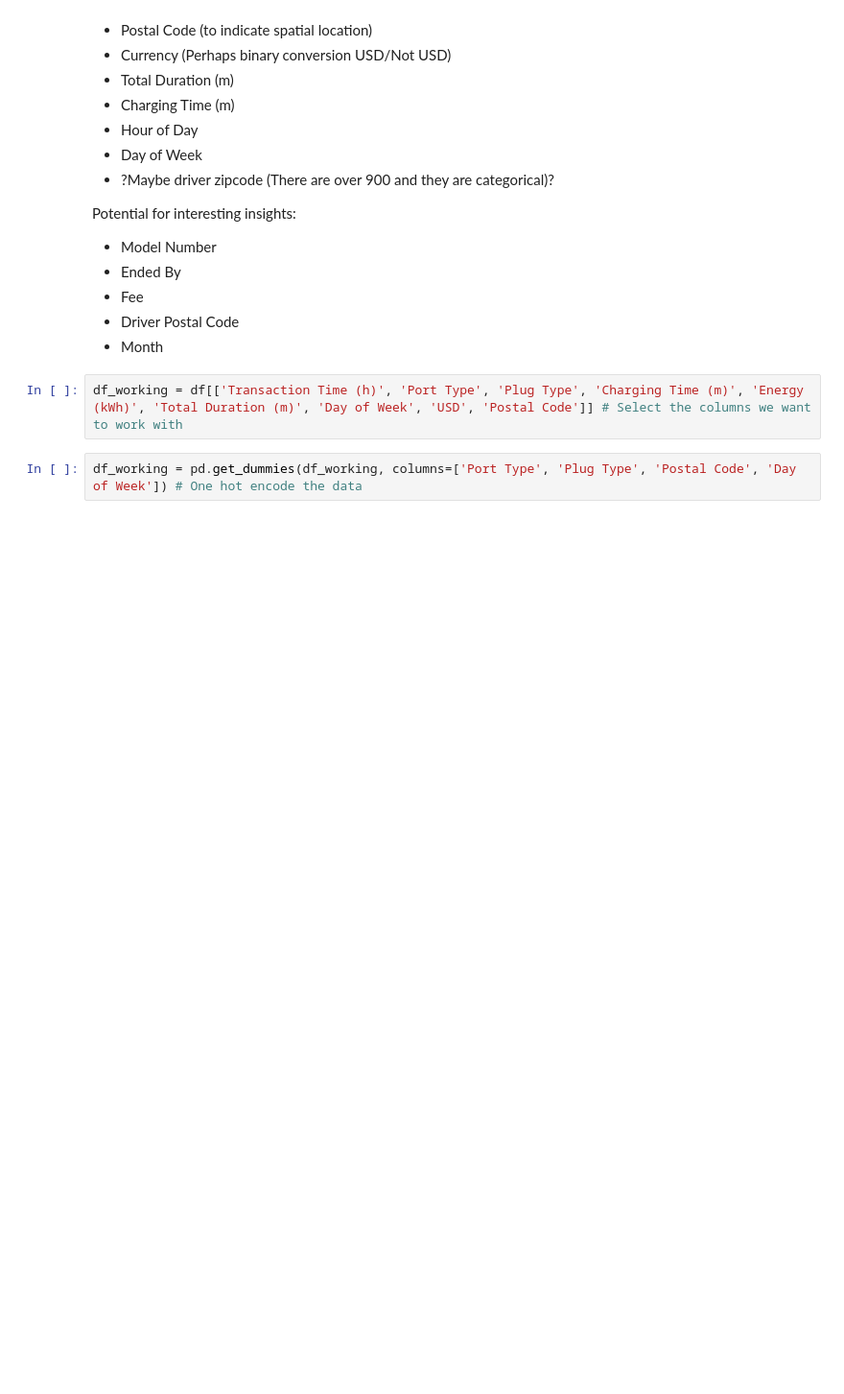
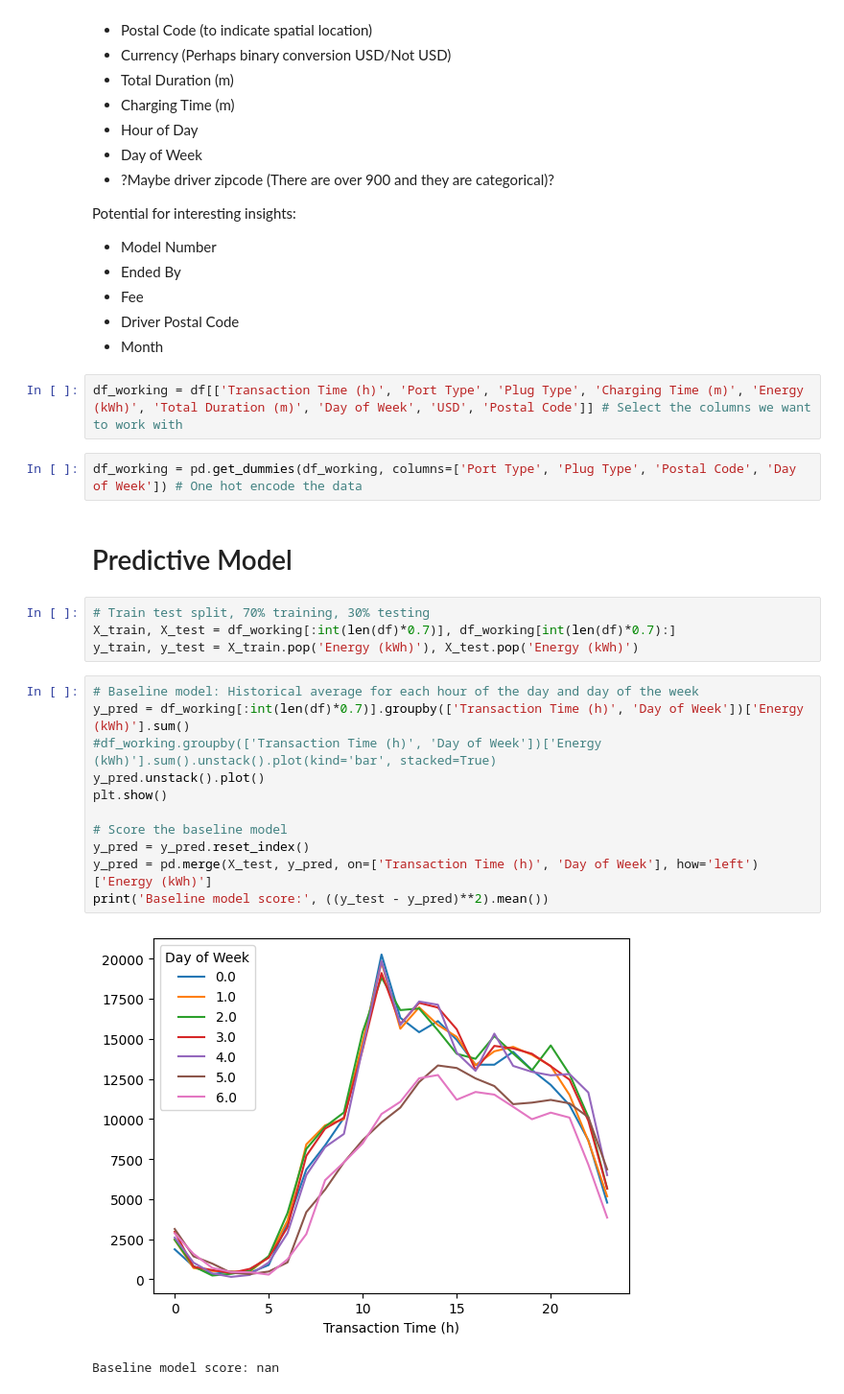
Before and after one commit to Fiehn/42577-Introduction-to-business-analytics, a Jupyter notebook: Project.ipynb, the cells around one changed output. Shown: that part at 96% size. Drawn from its saved outputs; the diff is of its cells as text; blank space fills up the shorter version.

```diff
--- a/Project.ipynb
+++ b/Project.ipynb
@@ -135,3 +135,23 @@ Potential for interesting insights:
 df_working = df[['Transaction Time (h)', 'Port Type', 'Plug Type', 'Charging Time (m)', 'Energy (kWh)', 'Total Duration (m)', 'Day of Week', 'USD', 'Postal Code']] # Select the columns we want to work with
 # %%
 df_working = pd.get_dummies(df_working, columns=['Port Type', 'Plug Type', 'Postal Code', 'Day of Week']) # One hot encode the data
+# %% [markdown]
+# Predictive Model
+# %%
+# Train test split, 70% training, 30% testing
+X_train, X_test = df_working[:int(len(df)*0.7)], df_working[int(len(df)*0.7):]
+y_train, y_test = X_train.pop('Energy (kWh)'), X_test.pop('Energy (kWh)')
+# %%
+# Baseline model: Historical average for each hour of the day and day of the week
+y_pred = df_working[:int(len(df)*0.7)].groupby(['Transaction Time (h)', 'Day of Week'])['Energy (kWh)'].sum()
+#df_working.groupby(['Transaction Time (h)', 'Day of Week'])['Energy (kWh)'].sum().unstack().plot(kind='bar', stacked=True)
+y_pred.unstack().plot()
+plt.show()
+
+# Score the baseline model
+y_pred = y_pred.reset_index()
+y_pred = pd.merge(X_test, y_pred, on=['Transaction Time (h)', 'Day of Week'], how='left')['Energy (kWh)']
+print('Baseline model score:', ((y_test - y_pred)**2).mean())
+# %% [output]
+[figure, added]
+Baseline model score: nan
```
Also changed, not shown: parts of 3 cells of this notebook.
